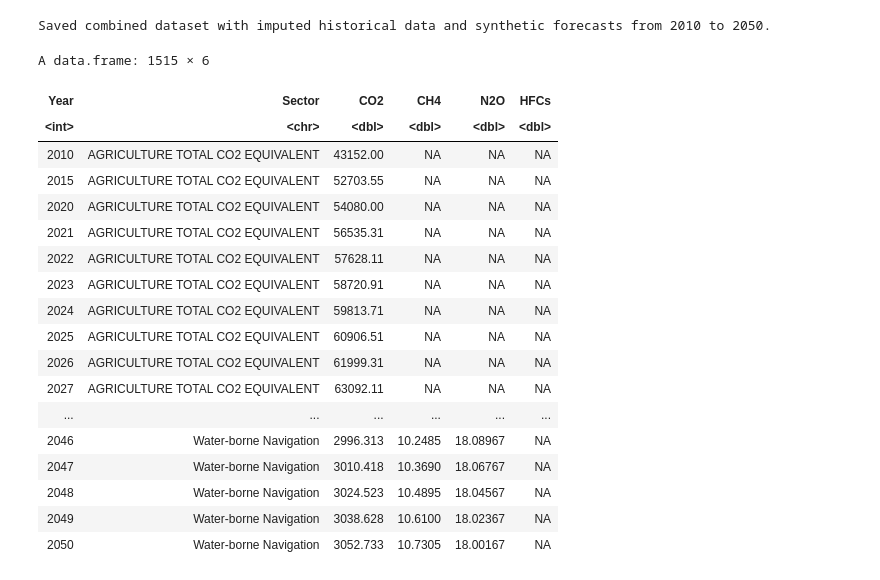
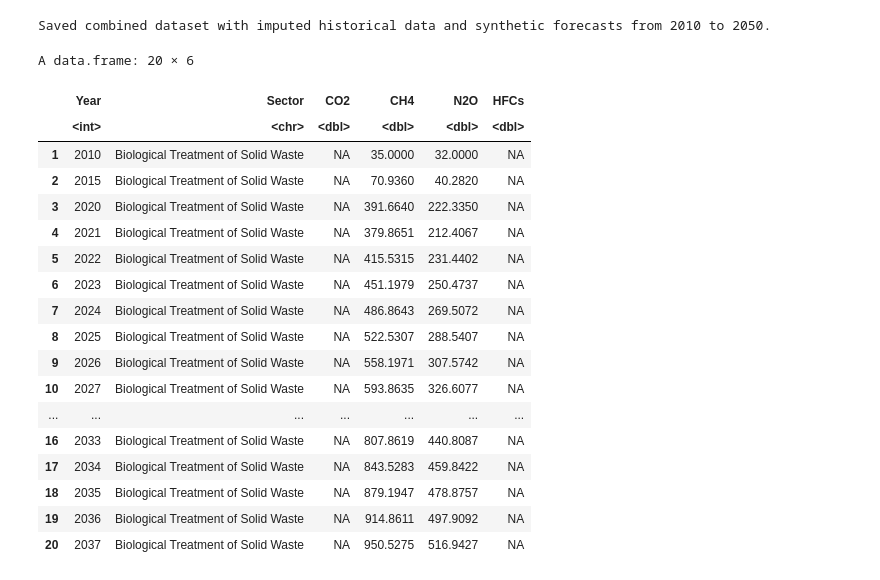
Before and after one commit to imperionite/ilmanala, a Jupyter notebook: SYNTHETIC_GHG.ipynb, the cells around one changed output. Saved outputs shown, nothing was run; the diff lists cells and outputs as text; code cells hidden in the pictures.

```diff
--- a/SYNTHETIC_GHG.ipynb
+++ b/SYNTHETIC_GHG.ipynb
@@ -132,7 +150,13 @@ unique_sectors
 [45] "Wastewater Treatment and Discharge"
 [46] "TOTAL NATIONAL GHG EMISSIONS (CO2-e)"
 # %%
-# --- Step 2: Plot CO2 emissions time series for selected sectors ---
+# --- Clean TOTAL sectors before any modeling ---
+
+# Remove rows where Sector is fully uppercase and contains "TOTAL"
+data_raw <- data_raw %>%
+  filter(!(grepl("TOTAL", Sector) & Sector == toupper(Sector)))
+
+# --- Synthetic Dataset Generation --
 
 # Step 1: Keep original 2010–2020 data with at least one gas value present
 data_clean <- data_raw %>%
@@ -216,24 +240,24 @@ cat("Saved combined dataset with imputed historical data and synthetic forecasts
 # %% [output]
 Saved combined dataset with imputed historical data and synthetic forecasts from 2010 to 2050.
 # %%
-combined_data
+head(combined_data,20)
 # %% [output]
-A data.frame: 1515 × 6
+A data.frame: 20 × 6
-| Year | Sector | CO2 | CH4 | N2O | HFCs |
-| <int> | <chr> | <dbl> | <dbl> | <dbl> | <dbl> |
-| 2010 | AGRICULTURE TOTAL CO2 EQUIVALENT | 43152.00 | NA | NA | NA |
-| 2015 | AGRICULTURE TOTAL CO2 EQUIVALENT | 52703.55 | NA | NA | NA |
-| 2020 | AGRICULTURE TOTAL CO2 EQUIVALENT | 54080.00 | NA | NA | NA |
-| 2021 | AGRICULTURE TOTAL CO2 EQUIVALENT | 56535.31 | NA | NA | NA |
-| 2022 | AGRICULTURE TOTAL CO2 EQUIVALENT | 57628.11 | NA | NA | NA |
-| 2023 | AGRICULTURE TOTAL CO2 EQUIVALENT | 58720.91 | NA | NA | NA |
-| 2024 | AGRICULTURE TOTAL CO2 EQUIVALENT | 59813.71 | NA | NA | NA |
-| 2025 | AGRICULTURE TOTAL CO2 EQUIVALENT | 60906.51 | NA | NA | NA |
-| 2026 | AGRICULTURE TOTAL CO2 EQUIVALENT | 61999.31 | NA | NA | NA |
-| 2027 | AGRICULTURE TOTAL CO2 EQUIVALENT | 63092.11 | NA | NA | NA |
-| ... | ... | ... | ... | ... | ... |
-| 2046 | Water-borne Navigation | 2996.313 | 10.2485 | 18.08967 | NA |
-| 2047 | Water-borne Navigation | 3010.418 | 10.3690 | 18.06767 | NA |
-| 2048 | Water-borne Navigation | 3024.523 | 10.4895 | 18.04567 | NA |
-| 2049 | Water-borne Navigation | 3038.628 | 10.6100 | 18.02367 | NA |
-| 2050 | Water-borne Navigation | 3052.733 | 10.7305 | 18.00167 | NA |
+|  | Year | Sector | CO2 | CH4 | N2O | HFCs |
+|  | <int> | <chr> | <dbl> | <dbl> | <dbl> | <dbl> |
+| 1 | 2010 | Biological Treatment of Solid Waste | NA | 35.0000 | 32.0000 | NA |
+| 2 | 2015 | Biological Treatment of Solid Waste | NA | 70.9360 | 40.2820 | NA |
+| 3 | 2020 | Biological Treatment of Solid Waste | NA | 391.6640 | 222.3350 | NA |
+| 4 | 2021 | Biological Treatment of Solid Waste | NA | 379.8651 | 212.4067 | NA |
+| 5 | 2022 | Biological Treatment of Solid Waste | NA | 415.5315 | 231.4402 | NA |
+| 6 | 2023 | Biological Treatment of Solid Waste | NA | 451.1979 | 250.4737 | NA |
+| 7 | 2024 | Biological Treatment of Solid Waste | NA | 486.8643 | 269.5072 | NA |
+| 8 | 2025 | Biological Treatment of Solid Waste | NA | 522.5307 | 288.5407 | NA |
+| 9 | 2026 | Biological Treatment of Solid Waste | NA | 558.1971 | 307.5742 | NA |
+| 10 | 2027 | Biological Treatment of Solid Waste | NA | 593.8635 | 326.6077 | NA |
+| ... | ... | ... | ... | ... | ... | ... |
+| 16 | 2033 | Biological Treatment of Solid Waste | NA | 807.8619 | 440.8087 | NA |
+| 17 | 2034 | Biological Treatment of Solid Waste | NA | 843.5283 | 459.8422 | NA |
+| 18 | 2035 | Biological Treatment of Solid Waste | NA | 879.1947 | 478.8757 | NA |
+| 19 | 2036 | Biological Treatment of Solid Waste | NA | 914.8611 | 497.9092 | NA |
+| 20 | 2037 | Biological Treatment of Solid Waste | NA | 950.5275 | 516.9427 | NA |
```
Also changed, not shown: parts of 4 cells of this notebook, 6 other files.
